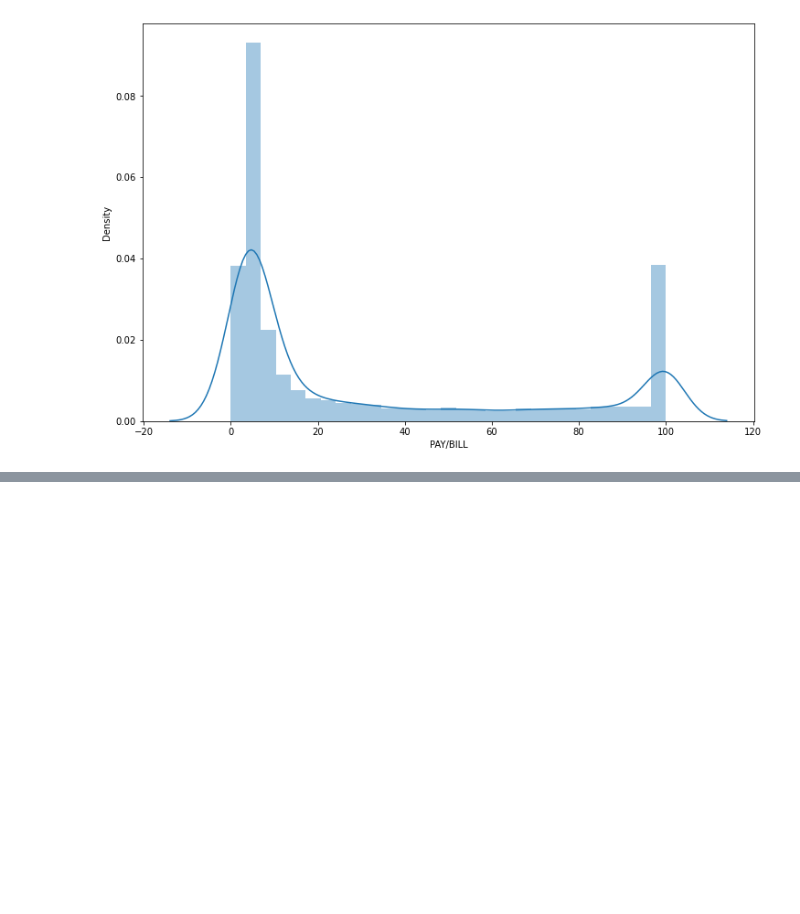
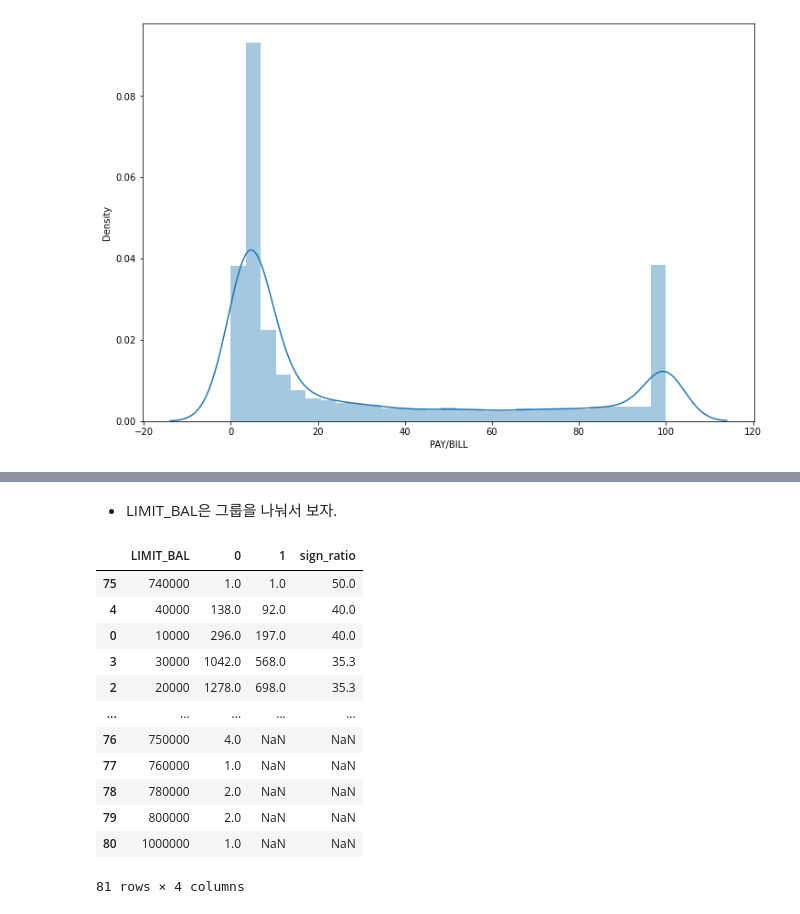
Before and after one commit to seonydg/ml-classification-credit-card-default, a Jupyter notebook: credit-card-default.ipynb, the cells around one changed output, grey strips where cells are left out. Drawn from its saved outputs; the diff is of its cells as text; code cells hidden in the pictures; blank space fills up the shorter version.

```diff
--- a/credit-card-default.ipynb
+++ b/credit-card-default.ipynb
@@ -179,0 +273,24 @@ plt.show()
+# %%
+def get_ratio(col_idx):
+    #  확인하려는 컬럼 groupby
+    df_profile=pd.DataFrame(df['default payment next month'].groupby(df[col_idx]).value_counts())
+    df_profile.columns=['cnt']
+    df_profile=df_profile.reset_index()
+
+    #  pivot_table 적용
+    df_profile = pd.pivot_table(df_profile,                        # 피벗할 데이터프레임
+                        index = col_idx,                           # 행 위치에 들어갈 열
+                        columns = 'default payment next month',    # 열 위치에 들어갈 열
+                        values = 'cnt')                            # 데이터로 사용할 열
+
+    #  reset index
+    df_profile = df_profile.reset_index()
+    df_profile.columns.names=['']
+
+
+    #  채무 비율 확인
+    df_profile['sign_ratio'] =   round((df_profile.iloc[:,2] / (df_profile.iloc[:,1] + df_profile.iloc[:,2])) * 100,1)
+    df_profile=df_profile.sort_values(by=['sign_ratio'], ascending=False)
+    df_profile
+
+    return df_profile
@@ -179,0 +319,18 @@ plt.show()
+# %% [markdown]
+- LIMIT_BAL은 그룹을 나눠서 보자.
+# %%
+get_ratio('LIMIT_BAL')
+# %% [output]
+|  | LIMIT_BAL | 0 | 1 | sign_ratio |
+| 75 | 740000 | 1.0 | 1.0 | 50.0 |
+| 4 | 40000 | 138.0 | 92.0 | 40.0 |
+| 0 | 10000 | 296.0 | 197.0 | 40.0 |
+| 3 | 30000 | 1042.0 | 568.0 | 35.3 |
+| 2 | 20000 | 1278.0 | 698.0 | 35.3 |
+| ... | ... | ... | ... | ... |
+| 76 | 750000 | 4.0 | NaN | NaN |
+| 77 | 760000 | 1.0 | NaN | NaN |
+| 78 | 780000 | 2.0 | NaN | NaN |
+| 79 | 800000 | 2.0 | NaN | NaN |
+| 80 | 1000000 | 1.0 | NaN | NaN |
+81 rows × 4 columns
```
Also changed, not shown: parts of 25 cells of this notebook.
